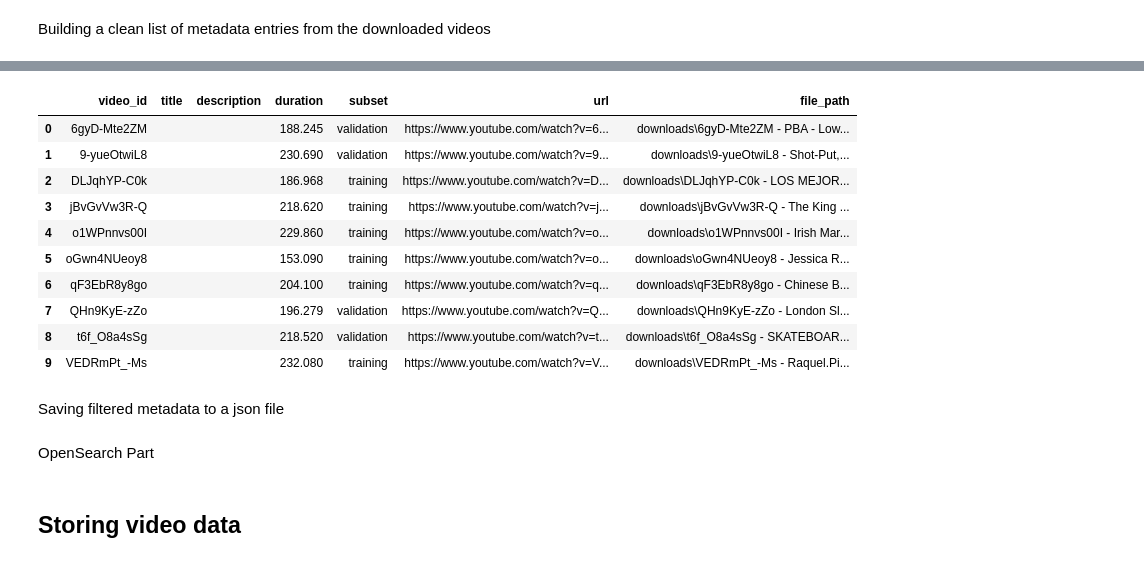
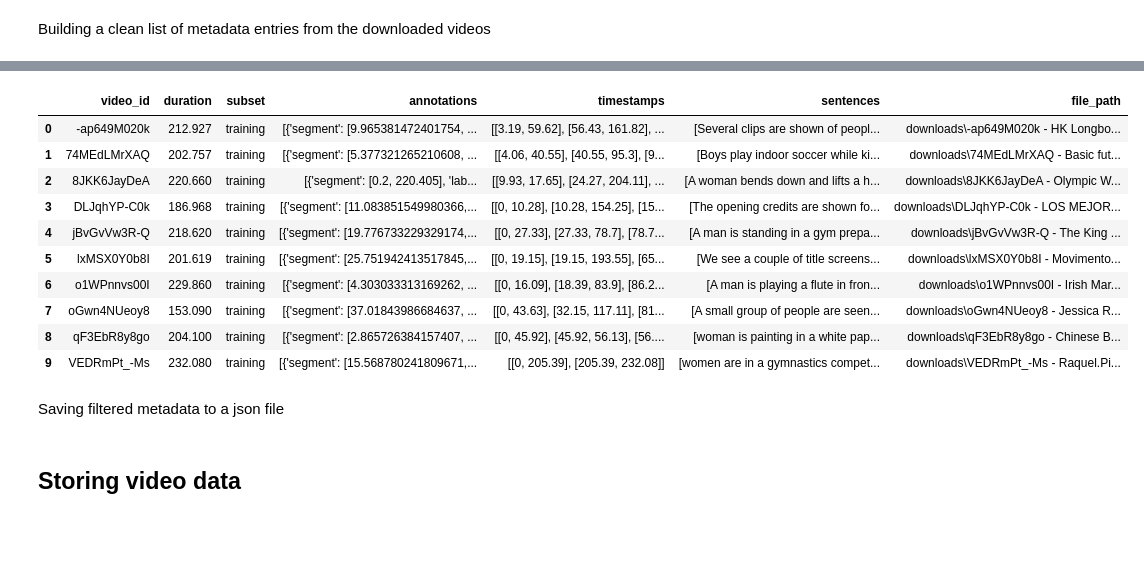
Before and after one commit to rediso4ka/Web-Search-Data-Mining, a Jupyter notebook: Phase 1/phase1.ipynb, the cells around one changed output, grey strips where cells are left out. Cells and saved outputs as stored; diff of their text form; code cells hidden in the pictures; blank space fills up the shorter version.

Commit message:
sentences from train.json

```diff
--- a/Phase 1/phase1.ipynb
+++ b/Phase 1/phase1.ipynb
@@ -20,14 +20,21 @@ Requirement already satisfied: yt-dlp in c:\users\ender\anaconda3\envs\nlp-cv-ir
 # %% [markdown]
 ## Donwloading the videos
 # %%
-with open('activity_net.v1-3.min.json', 'r') as json_data:
-    data = json.load(json_data)
+# Load the metadata file
+with open("activity_net.v1-3.min.json", "r") as f:
+    dataset = json.load(f)
+
+with open("train.json", "r") as f:
+    timestamps_db = json.load(f)
 # %%
 # Extract video information
-videos = data.get('database', {})
+videos = dataset.get('database', {})
+
+# Filter videos with "subset": "training"
+training_videos = {video_id: video_info for video_id, video_info in videos.items() if video_info.get('subset') == 'training'}
 
 # Sort videos by the number of moments (annotations)
-sorted_videos = sorted(videos.items(), key=lambda x: len(x[1].get('annotations', [])), reverse=True)
+sorted_videos = sorted(training_videos.items(), key=lambda x: len(x[1].get('annotations', [])), reverse=True)
 
 # Select the top 10 videos
 top_10_videos = sorted_videos[:11]
@@ -108,12 +110,2 @@ Downloaded: 9-yueOtwiL8
 # %% [markdown]
 Building a clean list of metadata entries from the downloaded videos
-# %%
-# Preview filenames
-print("Downloaded files:")
-for f in downloaded_files[:5]:
-    print("-", f.name)
-
-# Preview a few video IDs from the metadata
-print("\nVideo IDs from JSON:")
-for vid in list(video_db.keys())[:5]:
-    print("-", vid)
@@ -134,9 +112,5 @@ Video IDs from JSON:
 # %%
-# Load the metadata file
-with open("activity_net.v1-3.min.json", "r") as f:
-    dataset = json.load(f)
-
-video_db = dataset["database"]
+# video_db = dataset["database"]
 
 # Get the list of renamed video files
 download_folder = Path("downloads")
@@ -151,16 +125,16 @@ filtered_metadata = {}
 
 for file in downloaded_files:
     vid = extract_video_id(file)
-    if vid in video_db:
-        entry = video_db[vid]
+    if vid in videos:
+        entry = videos[vid]
+        timestamp_entry = timestamps_db.get("v_" + vid, {})
         filtered_metadata[vid] = {
             "video_id": vid,
-            "title": entry.get("title", ""),
-            "description": entry.get("description", ""),
-            "url": entry.get("url", ""),
             "duration": entry.get("duration", None),
             "subset": entry.get("subset", ""),
             "annotations": entry.get("annotations", []),
+            "timestamps": timestamp_entry.get("timestamps", []),
+            "sentences": timestamp_entry.get("sentences", []),
             "file_path": str(file)
         }
 
@@ -188,24 +162,24 @@ pprint.pprint(filtered_metadata[sample_vid])
 # %%
 # Convert filtered_metadata to a DataFrame for visualization
 df = pd.DataFrame(filtered_metadata.values())
 
 # Display key columns (omit annotations for readability)
-preview_df = df[["video_id", "title", "description", "duration", "subset", "url", "file_path"]]
+preview_df = df[["video_id", "duration", "subset", "annotations", "timestamps", "sentences", "file_path"]]
 
 # Show the table in your notebook
 display(preview_df)
 # %% [output]
-|  | video_id | title | description | duration | subset | url | file_path |
-| 0 | 6gyD-Mte2ZM |  |  | 188.245 | validation | https://www.youtube.com/watch?v=6... | downloads\6gyD-Mte2ZM - PBA - Low... |
-| 1 | 9-yueOtwiL8 |  |  | 230.690 | validation | https://www.youtube.com/watch?v=9... | downloads\9-yueOtwiL8 - Shot-Put,... |
-| 2 | DLJqhYP-C0k |  |  | 186.968 | training | https://www.youtube.com/watch?v=D... | downloads\DLJqhYP-C0k - LOS MEJOR... |
-| 3 | jBvGvVw3R-Q |  |  | 218.620 | training | https://www.youtube.com/watch?v=j... | downloads\jBvGvVw3R-Q - The King ... |
-| 4 | o1WPnnvs00I |  |  | 229.860 | training | https://www.youtube.com/watch?v=o... | downloads\o1WPnnvs00I - Irish Mar... |
-| 5 | oGwn4NUeoy8 |  |  | 153.090 | training | https://www.youtube.com/watch?v=o... | downloads\oGwn4NUeoy8 - Jessica R... |
-| 6 | qF3EbR8y8go |  |  | 204.100 | training | https://www.youtube.com/watch?v=q... | downloads\qF3EbR8y8go - Chinese B... |
-| 7 | QHn9KyE-zZo |  |  | 196.279 | validation | https://www.youtube.com/watch?v=Q... | downloads\QHn9KyE-zZo - London Sl... |
-| 8 | t6f_O8a4sSg |  |  | 218.520 | validation | https://www.youtube.com/watch?v=t... | downloads\t6f_O8a4sSg - SKATEBOAR... |
-| 9 | VEDRmPt_-Ms |  |  | 232.080 | training | https://www.youtube.com/watch?v=V... | downloads\VEDRmPt_-Ms - Raquel.Pi... |
+|  | video_id | duration | subset | annotations | timestamps | sentences | file_path |
+| 0 | -ap649M020k | 212.927 | training | [{'segment': [9.965381472401754, ... | [[3.19, 59.62], [56.43, 161.82], ... | [Several clips are shown of peopl... | downloads\-ap649M020k - HK Longbo... |
+| 1 | 74MEdLMrXAQ | 202.757 | training | [{'segment': [5.377321265210608, ... | [[4.06, 40.55], [40.55, 95.3], [9... | [Boys play indoor soccer while ki... | downloads\74MEdLMrXAQ - Basic fut... |
+| 2 | 8JKK6JayDeA | 220.660 | training | [{'segment': [0.2, 220.405], 'lab... | [[9.93, 17.65], [24.27, 204.11], ... | [A woman bends down and lifts a h... | downloads\8JKK6JayDeA - Olympic W... |
+| 3 | DLJqhYP-C0k | 186.968 | training | [{'segment': [11.083851549980366,... | [[0, 10.28], [10.28, 154.25], [15... | [The opening credits are shown fo... | downloads\DLJqhYP-C0k - LOS MEJOR... |
+| 4 | jBvGvVw3R-Q | 218.620 | training | [{'segment': [19.776733229329174,... | [[0, 27.33], [27.33, 78.7], [78.7... | [A man is standing in a gym prepa... | downloads\jBvGvVw3R-Q - The King ... |
+| 5 | lxMSX0Y0b8I | 201.619 | training | [{'segment': [25.751942413517845,... | [[0, 19.15], [19.15, 193.55], [65... | [We see a couple of title screens... | downloads\lxMSX0Y0b8I - Movimento... |
+| 6 | o1WPnnvs00I | 229.860 | training | [{'segment': [4.303033313169262, ... | [[0, 16.09], [18.39, 83.9], [86.2... | [A man is playing a flute in fron... | downloads\o1WPnnvs00I - Irish Mar... |
+| 7 | oGwn4NUeoy8 | 153.090 | training | [{'segment': [37.01843986684637, ... | [[0, 43.63], [32.15, 117.11], [81... | [A small group of people are seen... | downloads\oGwn4NUeoy8 - Jessica R... |
+| 8 | qF3EbR8y8go | 204.100 | training | [{'segment': [2.865726384157407, ... | [[0, 45.92], [45.92, 56.13], [56.... | [woman is painting in a white pap... | downloads\qF3EbR8y8go - Chinese B... |
+| 9 | VEDRmPt_-Ms | 232.080 | training | [{'segment': [15.568780241809671,... | [[0, 205.39], [205.39, 232.08]] | [women are in a gymnastics compet... | downloads\VEDRmPt_-Ms - Raquel.Pi... |
 # %% [markdown]
 Saving filtered metadata to a json file
 # %%
@@ -213,8 +187,6 @@ Saving filtered metadata to a json file
 with open("filtered_video_metadata.jsonl", "w", encoding="utf-8") as f:
     for item in filtered_metadata.values():
         f.write(json.dumps(item) + "\n")
-# %% [markdown]
-OpenSearch Part
 # %% [markdown]
 ## Storing video data
 # %%
```
Also changed, not shown: parts of 11 cells of this notebook, 2 other files.
